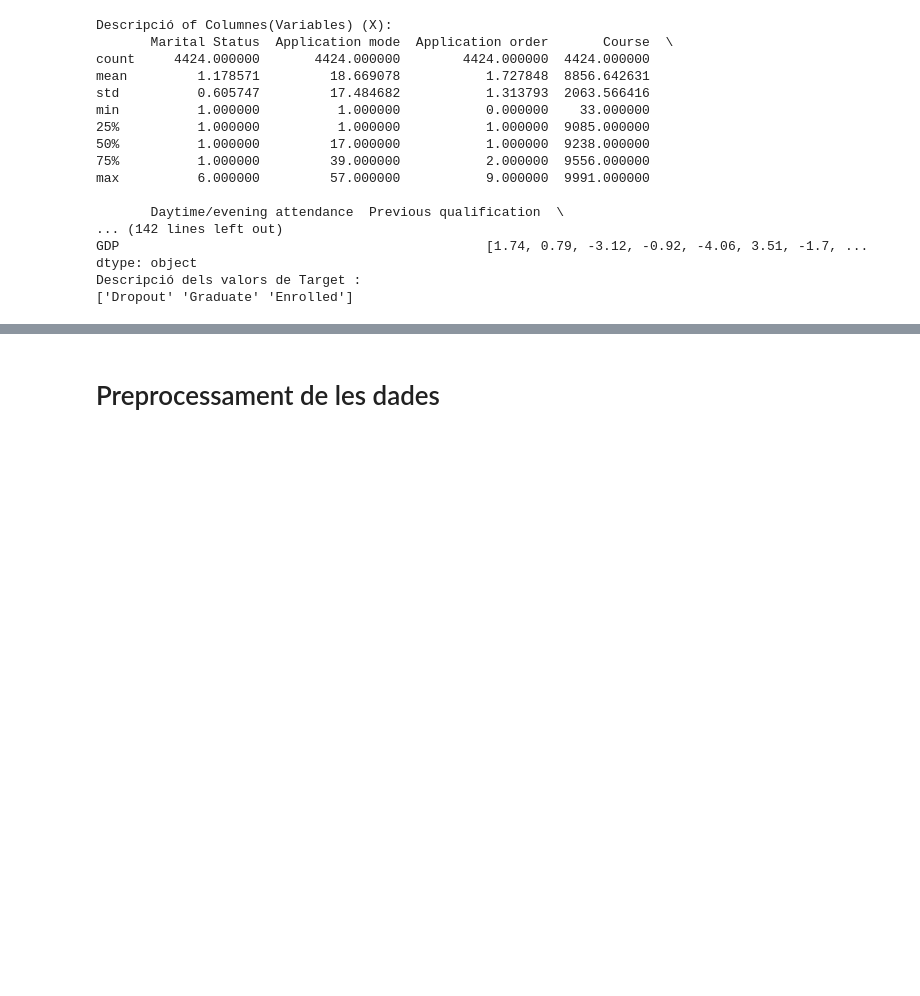
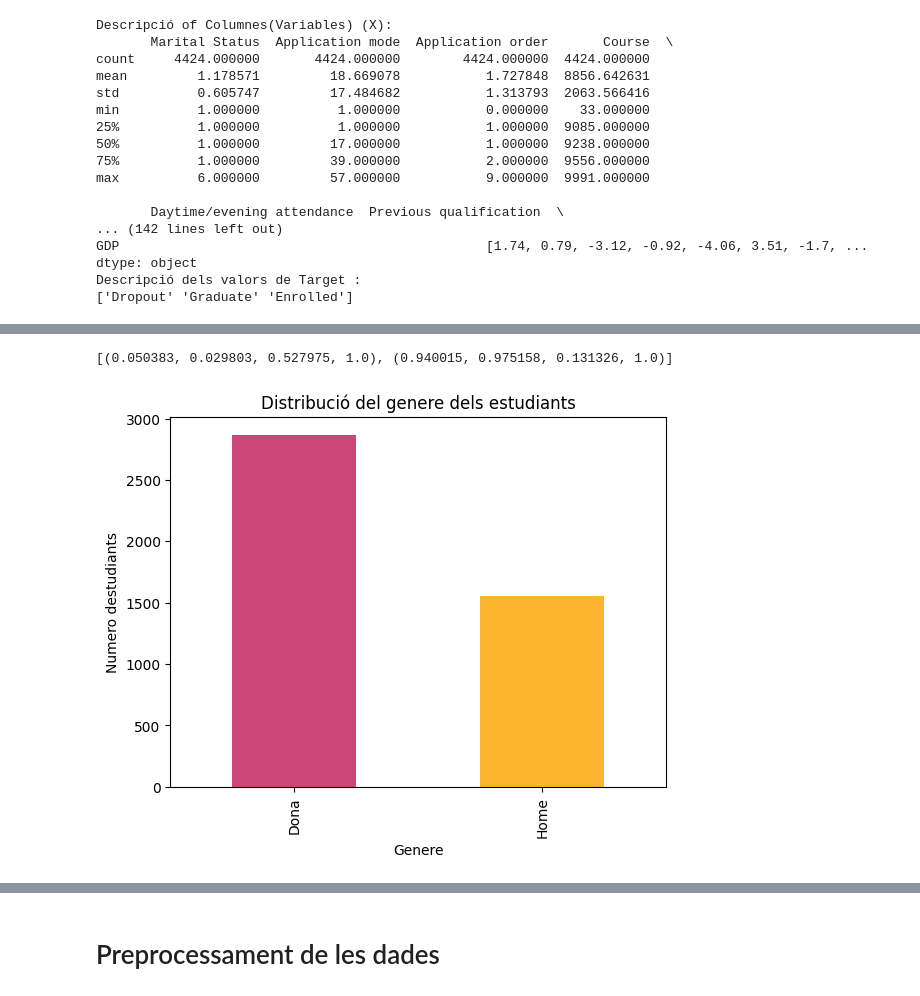
Before and after one commit to Mariona-FT/Data-Mining-MIDA, a Jupyter notebook: Projecte mida_NOU.ipynb, the cells around one changed output, grey strips where cells are left out. Cells and saved outputs as stored; diff of their text form; code cells hidden in the pictures; blank space fills up the shorter version.

Commit message:
inspecció dades+colors

```diff
--- a/Projecte mida_NOU.ipynb
+++ b/Projecte mida_NOU.ipynb
@@ -296,0 +292,30 @@ Total:                        4424
+# %%
+import matplotlib.pyplot as plt
+import matplotlib.cm as cm
+#PER ELS COLORS!!!
+
+num_colors = 2
+cmap = cm.get_cmap('plasma', num_colors)
+
+# Get a list of colors in names (not codes)
+colors = [cmap(i) for i in range(num_colors)]
+
+# Display the list of colors
+print(colors)
+# %% [output]
+[(0.050383, 0.029803, 0.527975, 1.0), (0.940015, 0.975158, 0.131326, 1.0)]
+# %%
+#Relacio del genere entre els estudiants
+gender_counts = dades2.features['Gender'].value_counts()
+colors2=[(0.798216, 0.280197, 0.469538, 1.0), (0.993814, 0.704741, 0.183043, 1.0)]
+
+gender_counts.plot(kind='bar',color=colors2)
+
+plt.xlabel('Genere')
+plt.xticks([0, 1], ['Dona', 'Home'])#1 male 0 female
+plt.ylabel('Numero destudiants')
+plt.title('Distribució del genere dels estudiants')
+
+plt.show()
+# %% [output]
+[figure, added]
```
Also changed, not shown: parts of 12 cells of this notebook.
